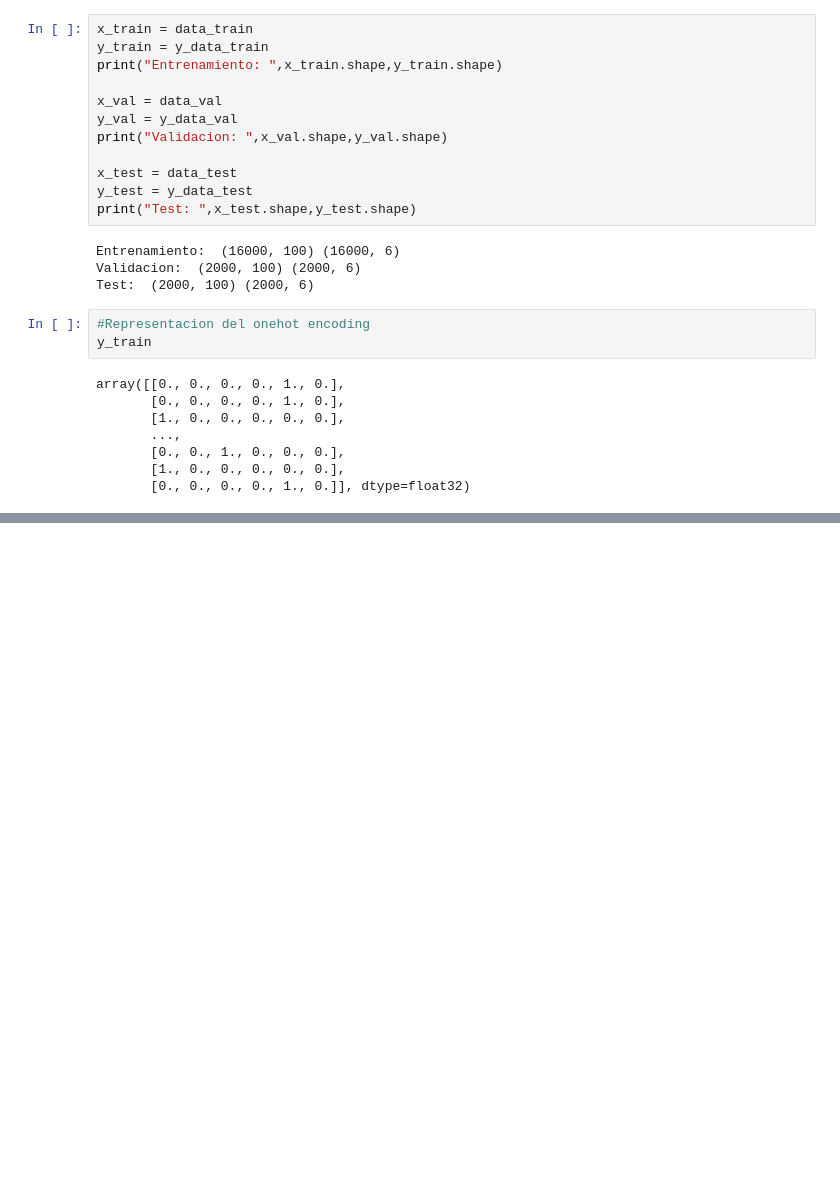
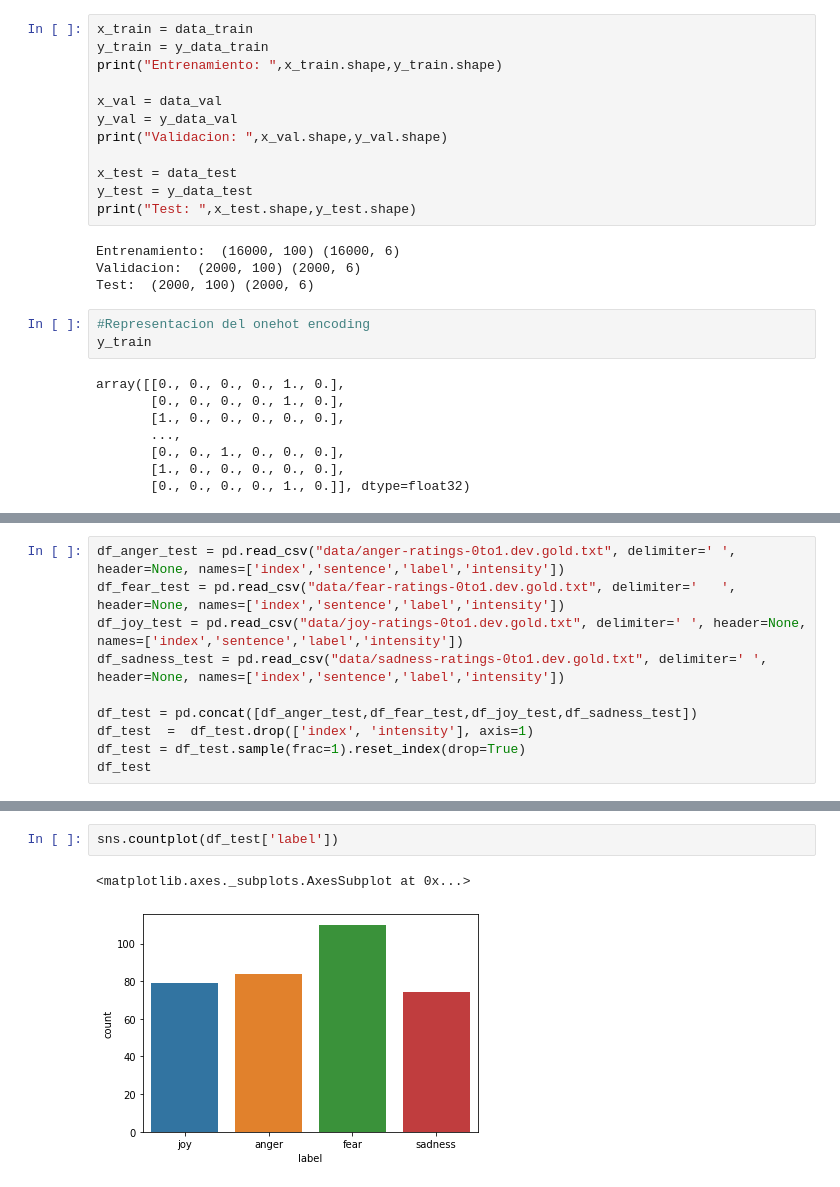
Before and after one commit to Jamf05/20201-ai2-class-project, a Jupyter notebook: download-data.ipynb, the cells around one changed output, grey strips where cells are left out. Cells and saved outputs as stored; diff of their text form; blank space fills up the shorter version.

```diff
--- a/download-data.ipynb
+++ b/download-data.ipynb
@@ -326,0 +348,10 @@ losses.plot()
+# %%
+df_anger_test = pd.read_csv("data/anger-ratings-0to1.dev.gold.txt", delimiter='	', header=None, names=['index','sentence','label','intensity'])
+df_fear_test = pd.read_csv("data/fear-ratings-0to1.dev.gold.txt", delimiter='	', header=None, names=['index','sentence','label','intensity'])
+df_joy_test = pd.read_csv("data/joy-ratings-0to1.dev.gold.txt", delimiter='	', header=None, names=['index','sentence','label','intensity'])
+df_sadness_test = pd.read_csv("data/sadness-ratings-0to1.dev.gold.txt", delimiter='	', header=None, names=['index','sentence','label','intensity'])
+
+df_test = pd.concat([df_anger_test,df_fear_test,df_joy_test,df_sadness_test])
+df_test  =  df_test.drop(['index', 'intensity'], axis=1)
+df_test = df_test.sample(frac=1).reset_index(drop=True)
+df_test
@@ -326,0 +377,5 @@ losses.plot()
+# %%
+sns.countplot(df_test['label'])
+# %% [output]
+<matplotlib.axes._subplots.AxesSubplot at 0x...>
+[figure, added]
```
Also changed, not shown: parts of 33 cells of this notebook, 9 other files.
